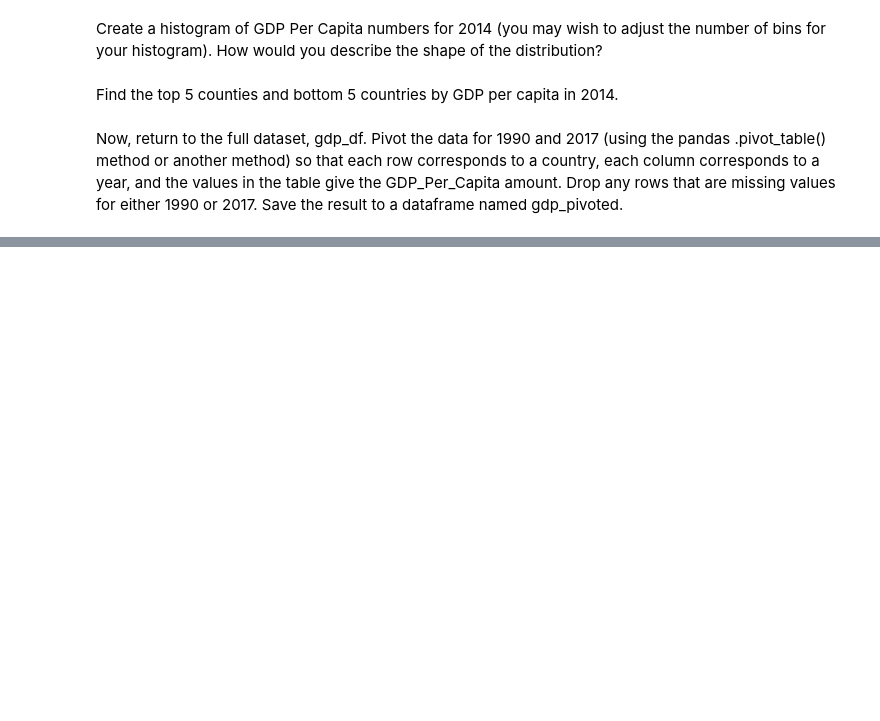
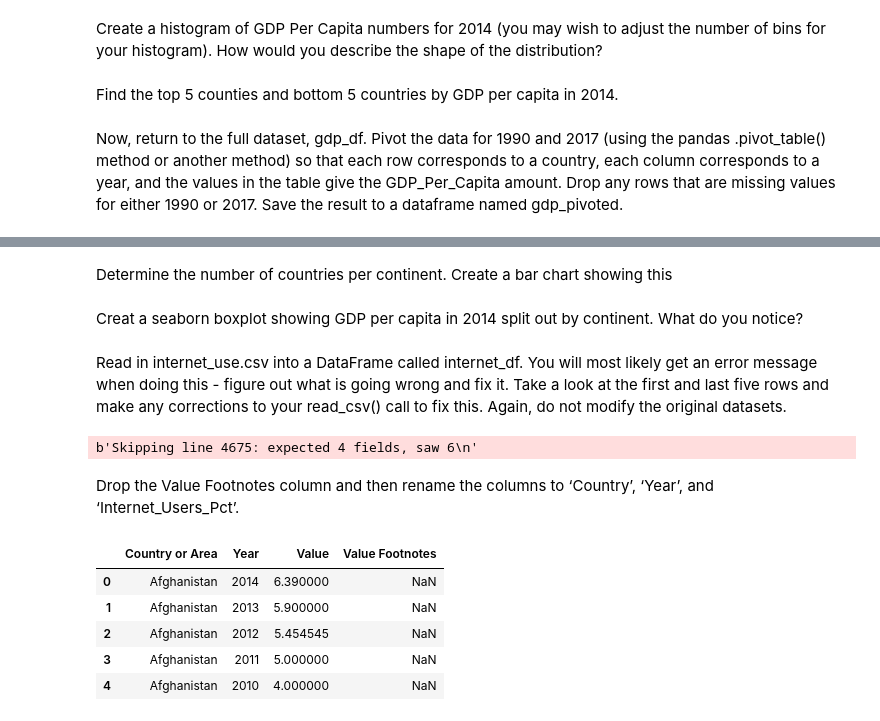
Before and after one commit to nss-data-science-cohort-4/dq1-undata-matthgray, a Jupyter notebook: un_data.ipynb, the cells around one changed output, grey strips where cells are left out. Drawn from its saved outputs; the diff is of its cells as text; code cells hidden in the pictures; blank space fills up the shorter version.

```diff
--- a/un_data.ipynb
+++ b/un_data.ipynb
@@ -214,0 +246,27 @@ dataframe named gdp_pivoted.
+# %% [markdown]
+Determine the number of countries per continent. Create a bar chart
+showing this
+# %% [markdown]
+Creat a seaborn boxplot showing GDP per capita in 2014 split out by
+continent. What do you notice?
+# %% [markdown]
+Read in internet_use.csv into a DataFrame called internet_df. You will
+most likely get an error message when doing this - figure out what is going
+wrong and fix it. Take a look at the first and last five rows and make any
+corrections to your read_csv() call to fix this. Again, do not modify the
+original datasets.
+# %%
+internet_df = pd.read_csv("UNInternetusage.csv", error_bad_lines=False)
+# %% [output]
+b'Skipping line 4675: expected 4 fields, saw 6\n'
+# %% [markdown]
+Drop the Value Footnotes column and then rename the columns to ‘Country’, ‘Year’, and ‘Internet_Users_Pct’.
+# %%
+internet_df.head()
+# %% [output]
+|  | Country or Area | Year | Value | Value Footnotes |
+| 0 | Afghanistan | 2014 | 6.390000 | NaN |
+| 1 | Afghanistan | 2013 | 5.900000 | NaN |
+| 2 | Afghanistan | 2012 | 5.454545 | NaN |
+| 3 | Afghanistan | 2011 | 5.000000 | NaN |
+| 4 | Afghanistan | 2010 | 4.000000 | NaN |
```
Also changed, not shown: parts of 14 cells of this notebook.
